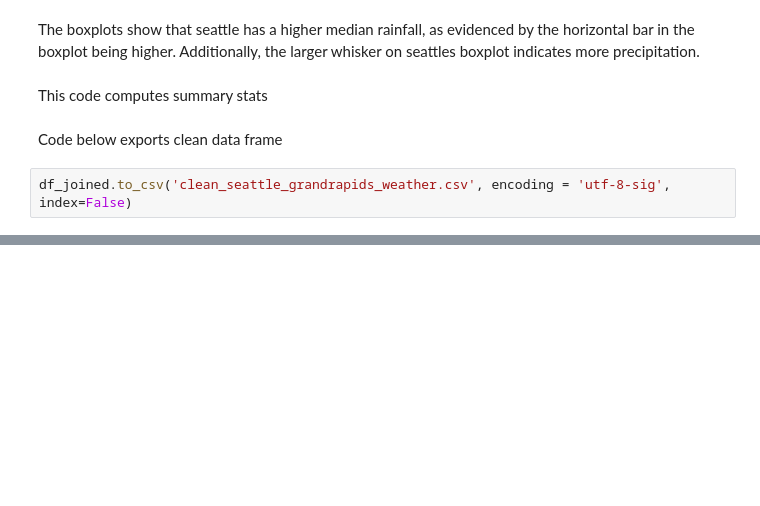
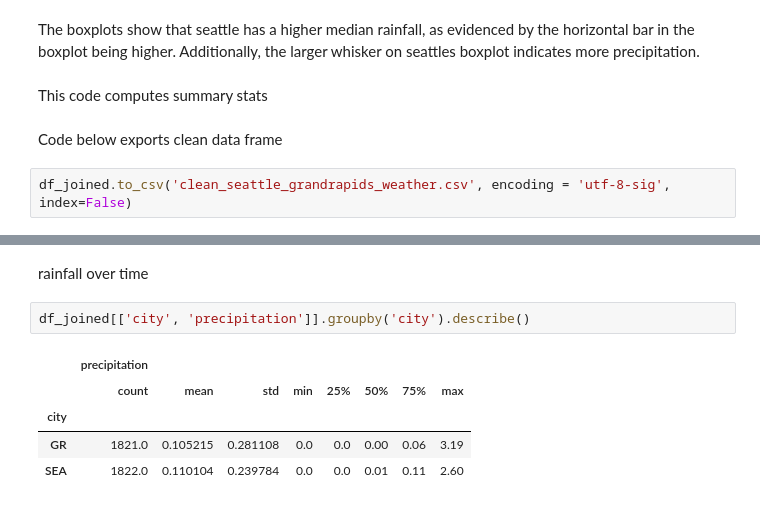
Before and after one commit to kderosia31/weather, a Jupyter notebook: code/Weather_Data.ipynb, the cells around one changed output, grey strips where cells are left out. Cells and saved outputs as stored; diff of their text form; blank space fills up the shorter version.

```diff
--- a/code/Weather_Data.ipynb
+++ b/code/Weather_Data.ipynb
@@ -240,0 +253,10 @@ df_joined.to_csv('clean_seattle_grandrapids_weather.csv', encoding = 'utf-8-sig'
+# %% [markdown]
+rainfall over time
+# %%
+df_joined[['city', 'precipitation']].groupby('city').describe()
+# %% [output]
+|  | precipitation |  |  |  |  |  |  |  |
+|  | count | mean | std | min | 25% | 50% | 75% | max |
+| city |  |  |  |  |  |  |  |  |
+| GR | 1821.0 | 0.105215 | 0.281108 | 0.0 | 0.0 | 0.00 | 0.06 | 3.19 |
+| SEA | 1822.0 | 0.110104 | 0.239784 | 0.0 | 0.0 | 0.01 | 0.11 | 2.60 |
```
Also changed, not shown: parts of 2 cells of this notebook, 1 other file.
